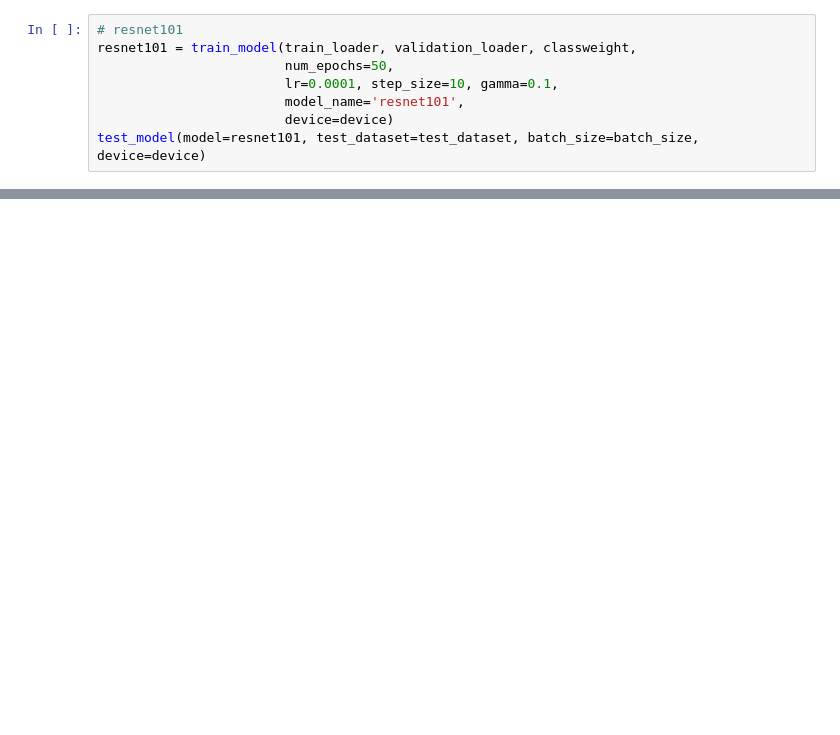
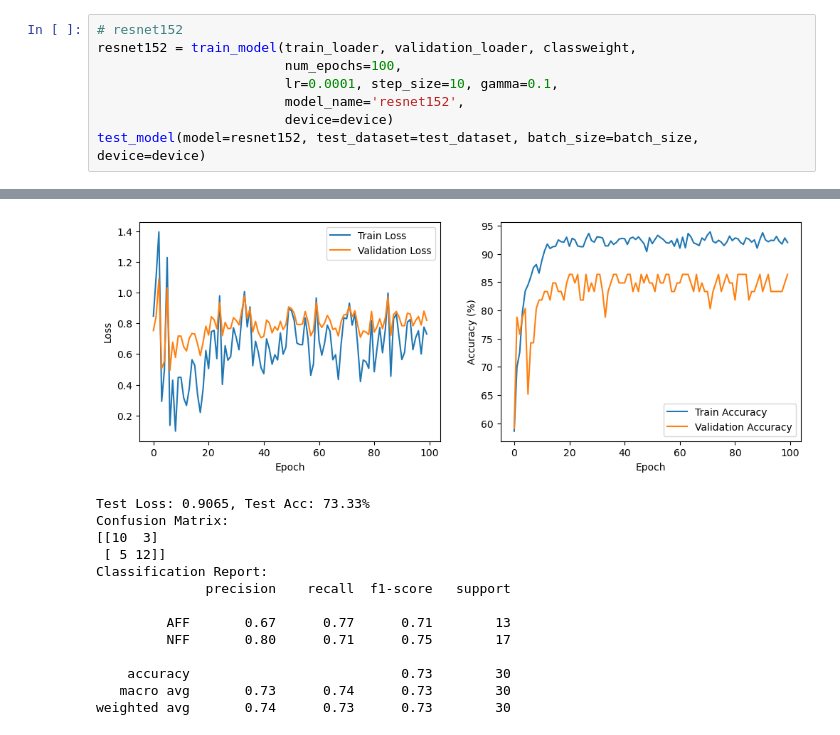
Before and after one commit to honzh073/FL, a Jupyter notebook: code/3_single_hospital/3_1_single_hospital.ipynb, the cells around one changed output, grey strips where cells are left out. Saved outputs shown, nothing was run; the diff lists cells and outputs as text; blank space fills up the shorter version.

```diff
--- a/code/3_single_hospital/3_1_single_hospital.ipynb
+++ b/code/3_single_hospital/3_1_single_hospital.ipynb
@@ -370,8 +426,9 @@ weighted avg       0.58      0.48      0.50        54
 # %%
-# resnet101
-resnet101 = train_model(train_loader, validation_loader, classweight,
-                        num_epochs=50,
+# resnet152
+resnet152 = train_model(train_loader, validation_loader, classweight,
+                        num_epochs=100,
                         lr=0.0001, step_size=10, gamma=0.1,
-                        model_name='resnet101',
+                        model_name='resnet152',
                         device=device)
-test_model(model=resnet101, test_dataset=test_dataset, batch_size=batch_size, device=device)
+test_model(model=resnet152, test_dataset=test_dataset, batch_size=batch_size, device=device)
+# %% [output]
@@ -378 +452,15 @@ test_model(model=resnet101, test_dataset=test_dataset, batch_size=batch_size, de
+[figure, added]
+Test Loss: 0.9065, Test Acc: 73.33%
+Confusion Matrix:
+[[10  3]
+ [ 5 12]]
+Classification Report:
+              precision    recall  f1-score   support
+
+         AFF       0.67      0.77      0.71        13
+         NFF       0.80      0.71      0.75        17
+
+    accuracy                           0.73        30
+   macro avg       0.73      0.74      0.73        30
+weighted avg       0.74      0.73      0.73        30
 # %%
```
Also changed, not shown: parts of 8 cells of this notebook, 1 other file.
